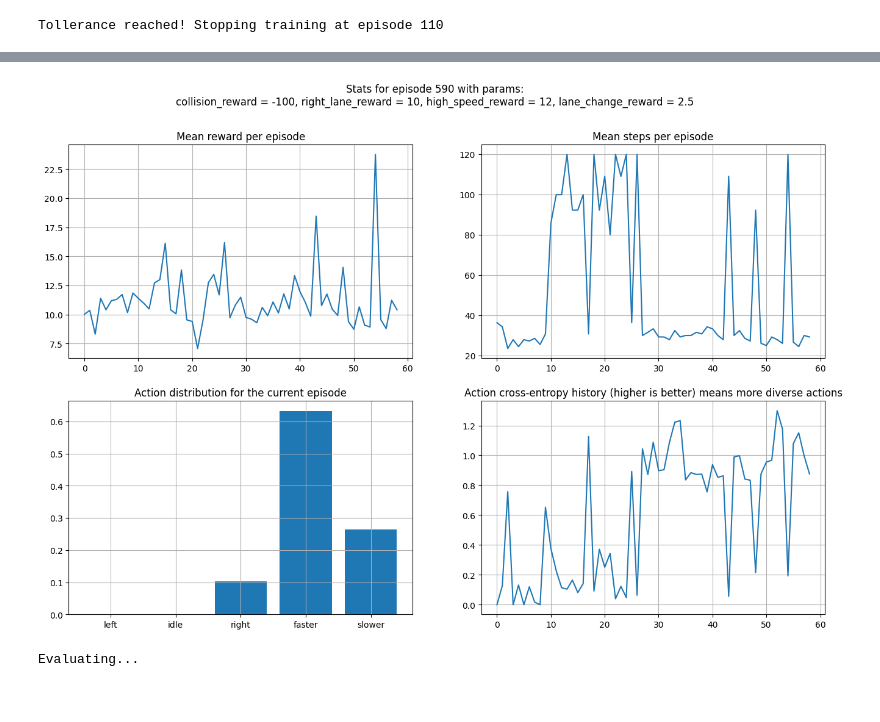
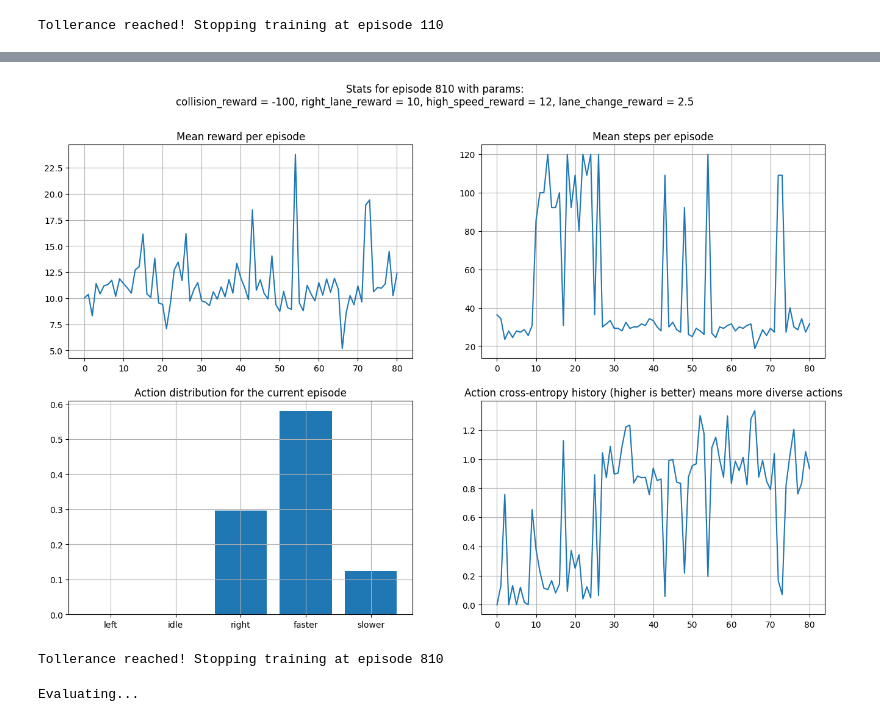
Before and after one commit to ontenkutsenko/RL_Autonomous_Driving, a Jupyter notebook: Individual Notebooks/testing_continuous.ipynb, the cells around one changed output, grey strips where cells are left out. Drawn from its saved outputs; the diff is of its cells as text; code cells hidden in the pictures.

```diff
--- a/Individual Notebooks/mateus_testing_continuous.ipynb
+++ b/Individual Notebooks/testing_continuous.ipynb
@@ -621,5 +621,6 @@ Tollerance reached! Stopping training at episode 110
 
 agent_2.train(episodes=1_000,
             episode_duration=20,
-            evaluation_freq=10)
+            evaluation_freq=10,
+            tolerance=5)
 # %% [output]
@@ -628,4 +629,5 @@ total steps = 118000, time_elapsed = 2813.014227628708, fps = 41.9478859513166
-[figure, old version]
+[figure, new version]
+Tollerance reached! Stopping training at episode 810
 # %%
 agent_2.evaluate_and_render(n_games=3, steps=200)
 # %% [output]
```
Also changed, not shown: parts of 1 cell of this notebook, 6 other files.
